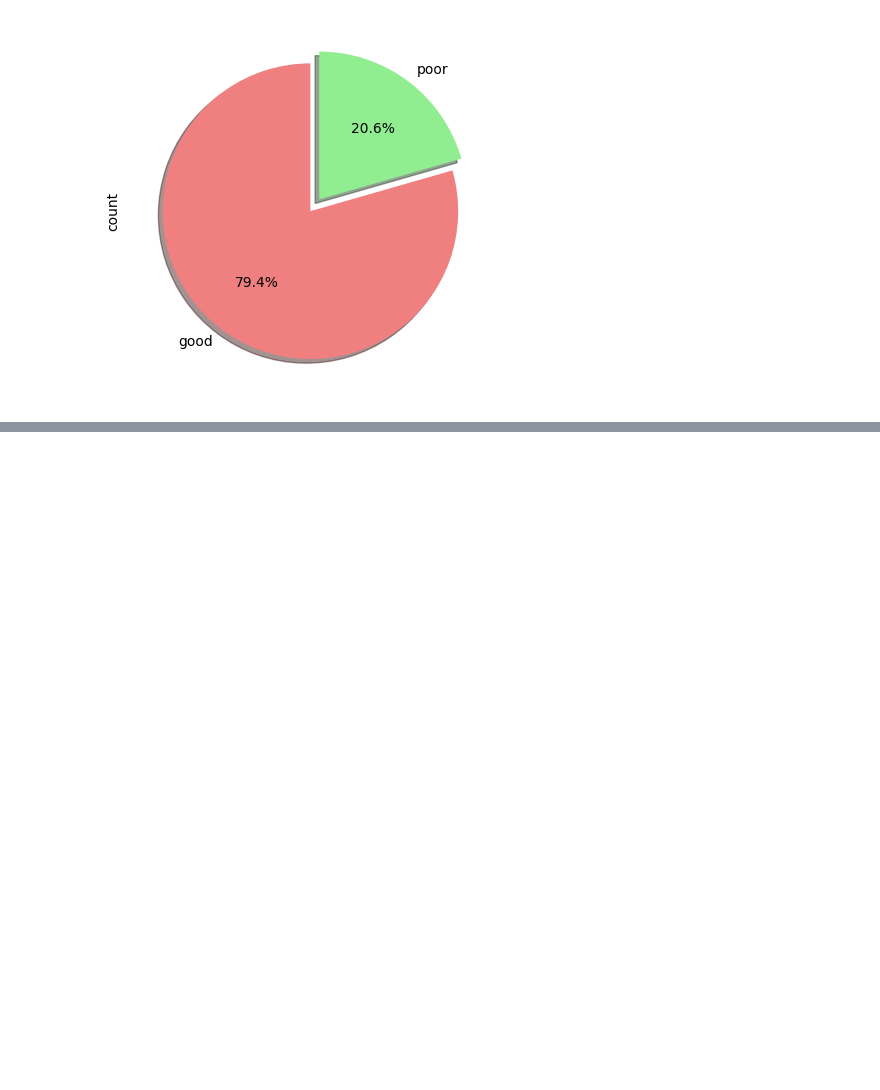
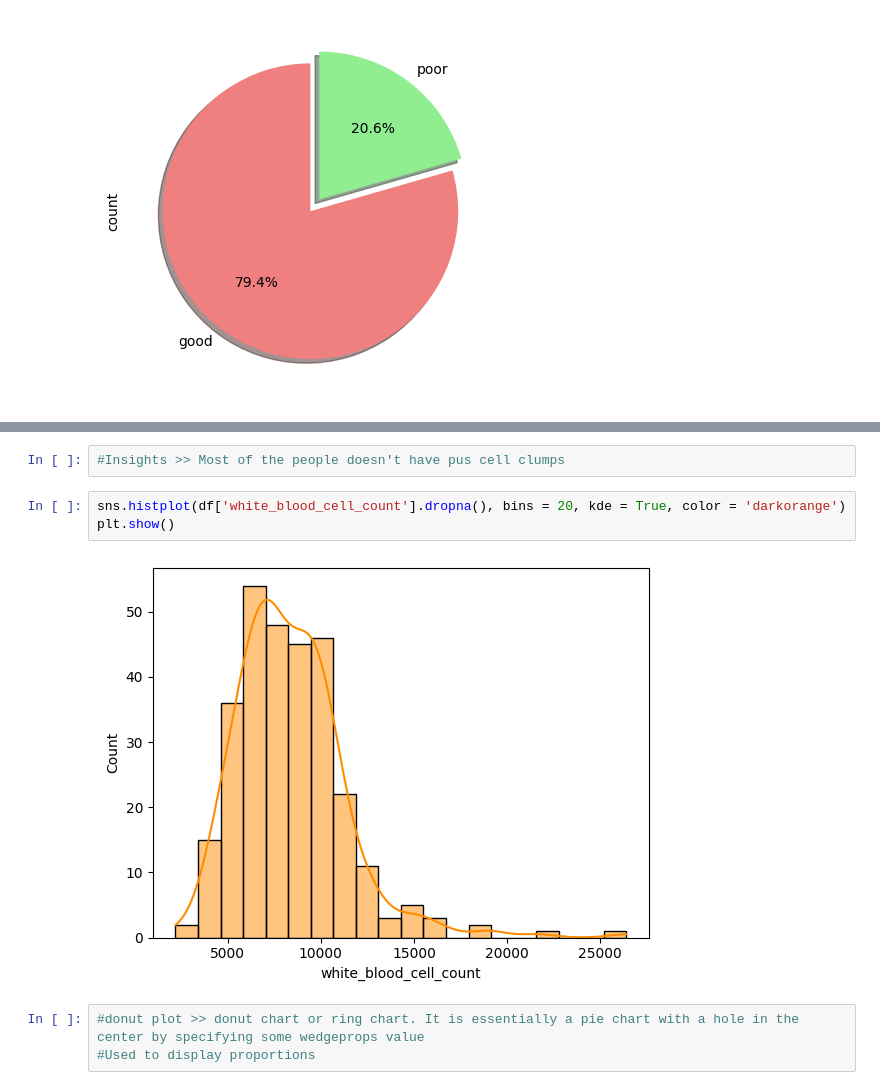
Before and after one commit to ydv-prince/EDA, a Jupyter notebook: 3_EDA_cronic_data_analysis.ipynb, the cells around one changed output, grey strips where cells are left out. Saved outputs shown, nothing was run; the diff lists cells and outputs as text; blank space fills up the shorter version.

```diff
--- a/3_EDA_cronic_data_analysis.ipynb
+++ b/3_EDA_cronic_data_analysis.ipynb
@@ -396,0 +430,10 @@ df.appetite.value_counts().plot.pie(autopct = '%1.1f%%', colors = ['lightcoral',
+# %%
+#Insights >> Most of the people doesn't have pus cell clumps
+# %%
+sns.histplot(df['white_blood_cell_count'].dropna(), bins = 20, kde = True, color = 'darkorange')
+plt.show()
+# %% [output]
+[figure, added]
+# %%
+#donut plot >> donut chart or ring chart. It is essentially a pie chart with a hole in the center by specifying some wedgeprops value
+#Used to display proportions
```
Also changed, not shown: parts of 50 cells of this notebook.
